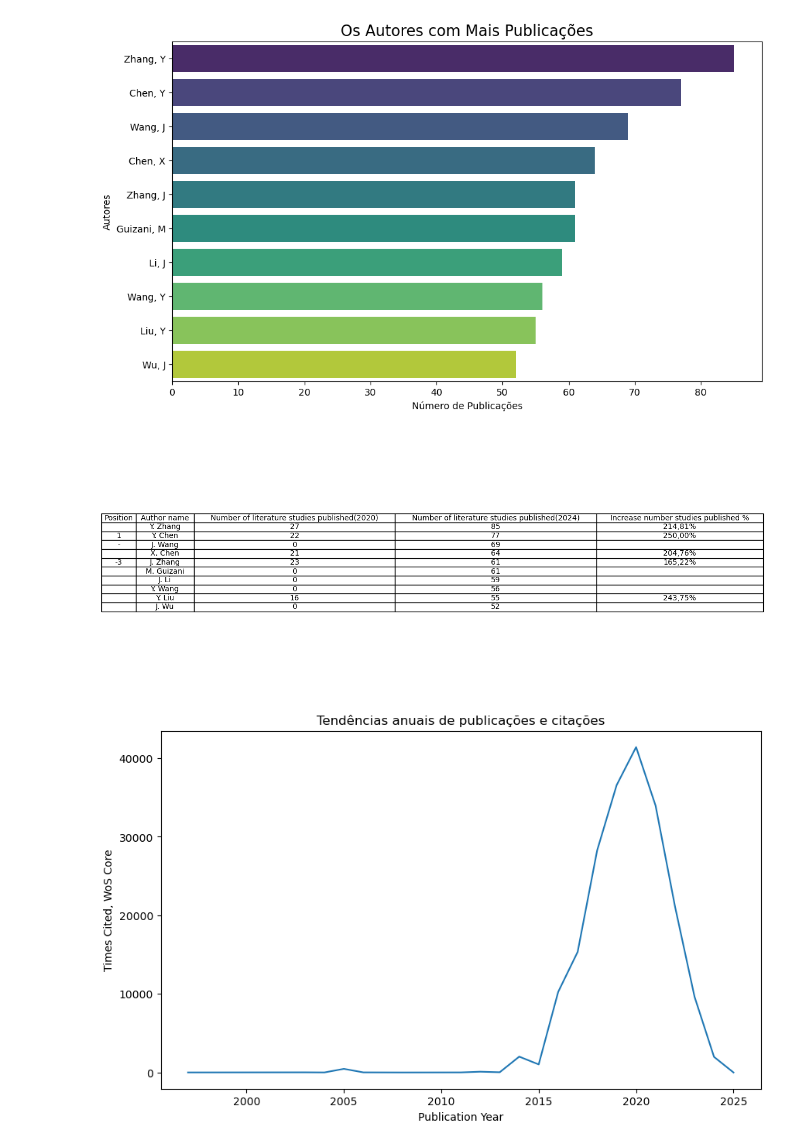
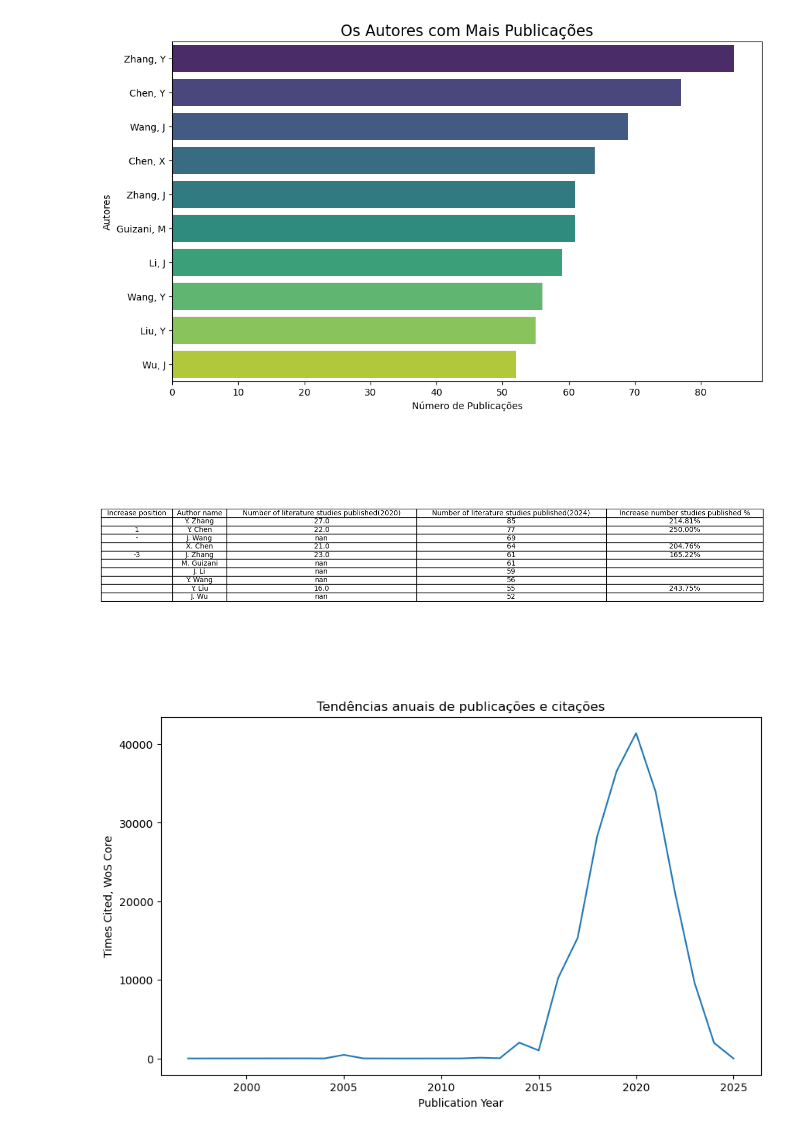
Before and after one commit to fernandoareias/literature-analysis, a Jupyter notebook: Analise.ipynb, the cells around one changed output. Cells and saved outputs as stored; diff of their text form; code cells hidden in the pictures.

```diff
--- a/Analise.ipynb
+++ b/Analise.ipynb
@@ -76,7 +110,7 @@ plt.show()
 # %%
 
 data = {
-    'Position': [1, -1, '-', '-', '-', '', ''],
+    'Increase position': [1, -1, '-', '-', '-', '', ''],
     'Journal title': [
         'IEEE INTERNET OF THINGS JOURNAL',
         'IEEE ACCESS',
@@ -152,7 +186,7 @@ No artists with labels found to put in legend.  Note that artists whose label st
 [figure]
 # %%
 data = {
-    'Position': ['', '1', '-', '', '-3', '', '', '', '', ''],
+    'Increase position': ['', '1', '-', '', '-3', '', '', '', '', ''],
     'Author name': [
         'Y. Zhang',
         'Y. Chen',
@@ -167,41 +201,45 @@ data = {
     ],
     'Number of literature studies published(2020)': [27, 22, 0, 21, 23, 0, 0, 0, 16, 0],
     'Number of literature studies published(2024)': [85, 77, 69, 64, 61, 61, 59, 56, 55, 52],
-    'Increase number studies published %': ['214,81%', '250,00%', None, '204,76%', '165,22%', None, None, None, '243,75%', None]
+    'Increase number studies published %': ['214.81%', '250.00%', None, '204.76%', '165.22%', None, None, None, '243.75%', None]
 }
 
-max_length = max(len(data['Position']),
+data['Number of literature studies published(2020)'] = [
+    np.nan if x == 0 else x for x in data['Number of literature studies published(2020)']
+]
+data['Number of literature studies published(2024)'] = [
+    np.nan if x == 0 else x for x in data['Number of literature studies published(2024)']
+]
+
+max_length = max(len(data['Increase position']),
                  len(data['Author name']),
                  len(data['Number of literature studies published(2020)']),
                  len(data['Number of literature studies published(2024)']),
                  len(data['Increase number studies published %']))
 
 for key in data.keys():
     while len(data[key]) < max_length:
         data[key].append(None)
 
 tmp_table = pd.DataFrame(data)
-
-tmp_table['Number of literature studies published(2020)'] = tmp_table['Number of literature studies published(2020)'].astype(int)
-tmp_table['Number of literature studies published(2024)'] = tmp_table['Number of literature studies published(2024)'].astype(int)
 
 fig, ax = plt.subplots(figsize=(12, 6))
 ax.axis('tight')
 ax.axis('off')
 
 the_table = ax.table(cellText=tmp_table.values, colLabels=tmp_table.columns, cellLoc='center', loc='center')
 
 the_table.auto_set_font_size(False)
 the_table.set_fontsize(10)
 
 for i, column in enumerate(tmp_table.columns):
     max_length = max(tmp_table[column].astype(str).map(len).max(), len(column))
     the_table.auto_set_column_width([i])
     the_table[i, 0].set_width(max_length * 0.015)
 
 plt.show()
 # %% [output]
-[figure, old version]
+[figure, new version]
 # %%
 # 4. Tendências anuais de publicações e citações
 yearly_trend = df.groupby('Publication Year')['Times Cited, WoS Core'].sum().reset_index()
```
Also changed, not shown: parts of 5 cells of this notebook.
